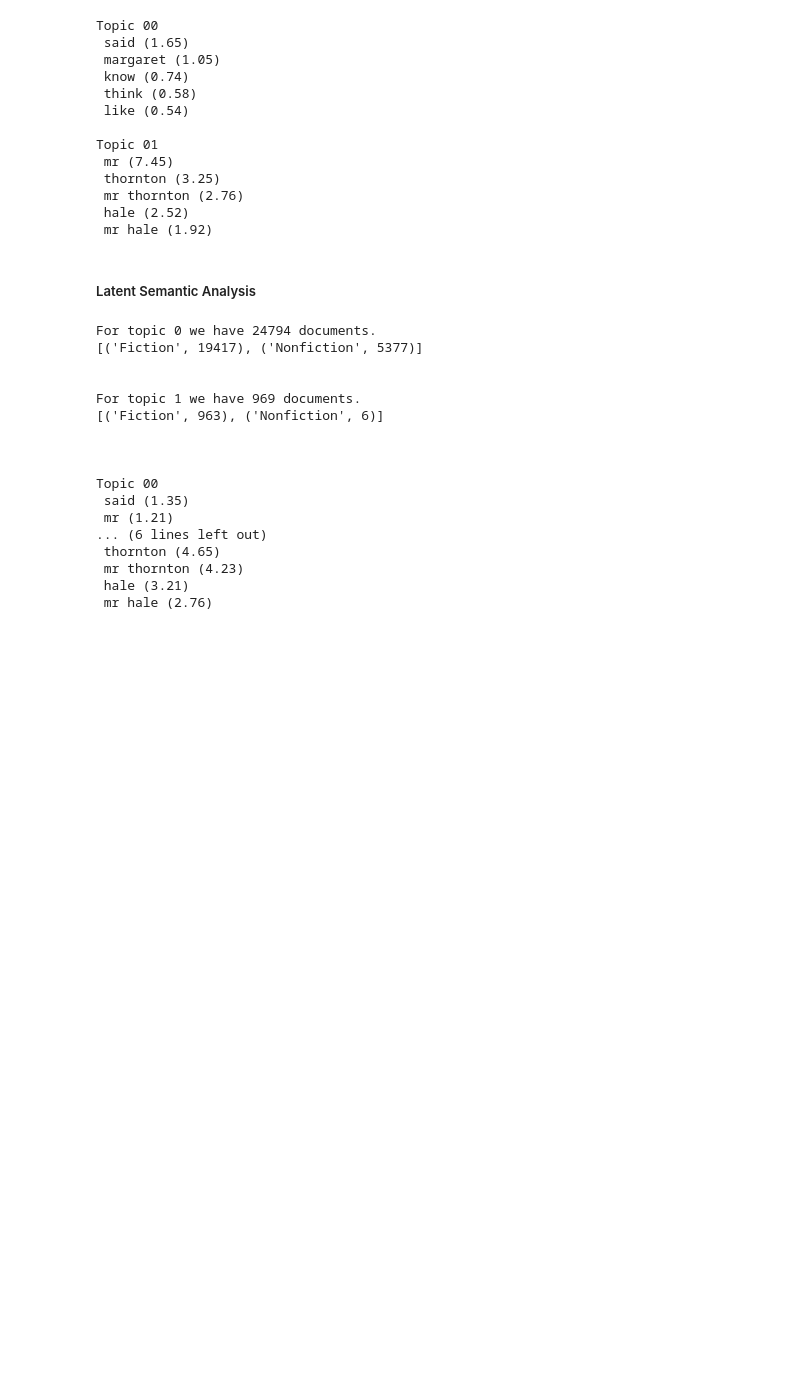
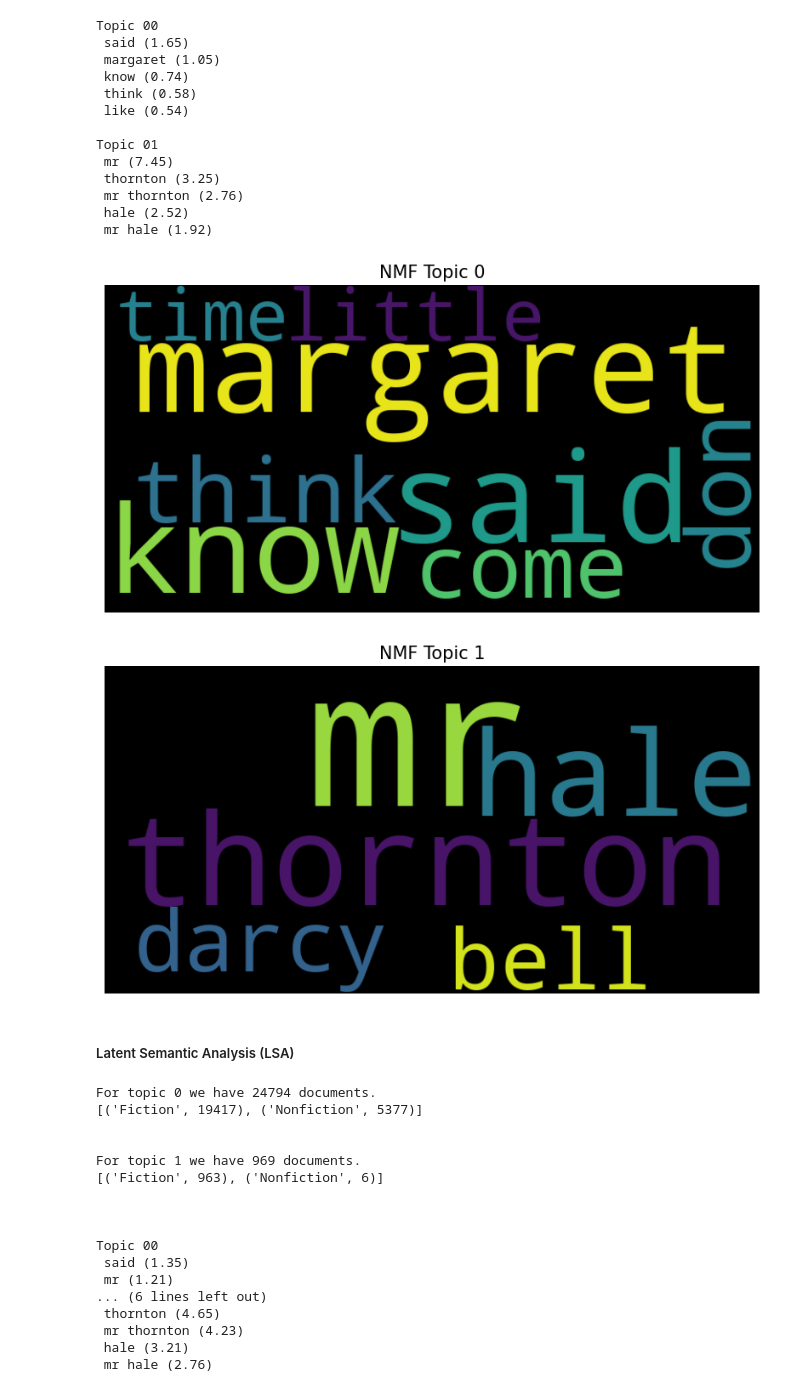
Before and after one commit to lvandine44/ADS509-FinalProject, a Jupyter notebook: LiteraryAnalysisTextMining.ipynb, the cells around one changed output. Drawn from its saved outputs; the diff is of its cells as text; code cells hidden in the pictures; blank space fills up the shorter version.

Commit message:
sentiment analysis, visualizations, lda

```diff
--- a/LiteraryAnalysisTextMining.ipynb
+++ b/LiteraryAnalysisTextMining.ipynb
@@ -575,8 +589,25 @@ Topic 01
  mr thornton (2.76)
  hale (2.52)
  mr hale (1.92)
+# %%
+# Function to create a word cloud for a topic
+def plot_word_cloud(topic_words, title):
+    wordcloud = WordCloud(width=800, height=400).generate(" ".join(topic_words))
+    plt.figure(figsize=(10, 5))
+    plt.imshow(wordcloud, interpolation='bilinear')
+    plt.axis("off")
+    plt.title(title, fontsize=15)
+    plt.show()
+
+# NMF Topics
+for topic, words in enumerate(nmf_text_model.components_):
+    topic_words = [tfidf.get_feature_names_out()[i] for i in words.argsort()[:-11:-1]] # Get top 10 words for each topic
+    plot_word_cloud(topic_words, title=f"NMF Topic {topic}")
+# %% [output]
+[figure, added]
+[figure, added]
 # %% [markdown]
-##### Latent Semantic Analysis
+##### Latent Semantic Analysis (LSA)
 # %%
 svd_text_model = TruncatedSVD(n_components = 2, random_state=123)
 W_svd_text_matrix = svd_text_model.fit_transform(tfidf_text_vectors)
```
Also changed, not shown: parts of 13 cells of this notebook.
